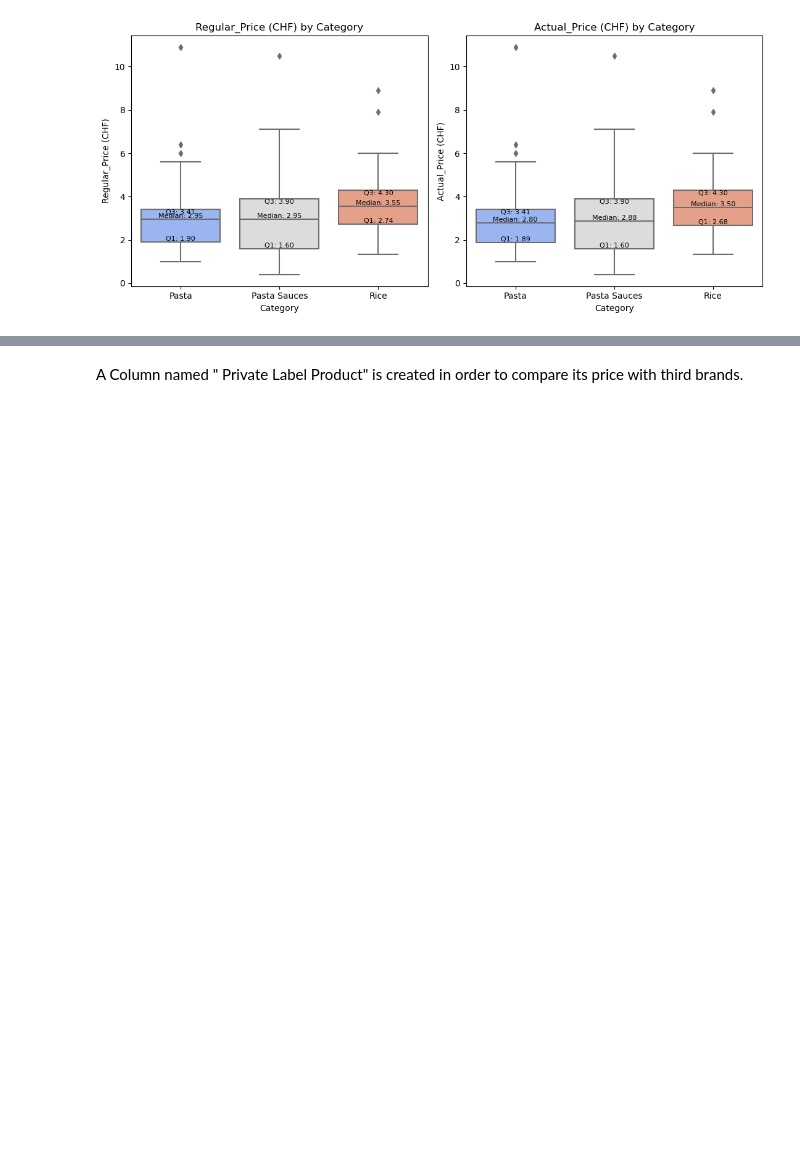
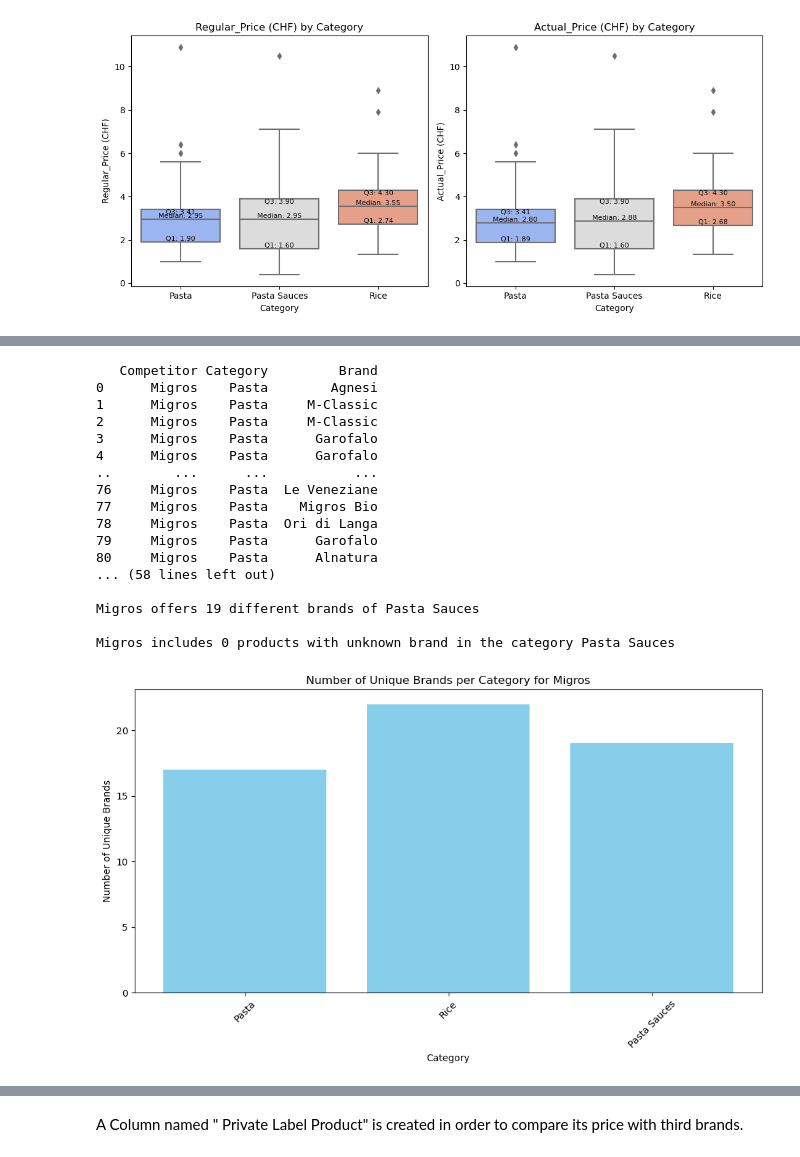
Before and after one commit to martdiazicloud/CIP_AS2024, a Jupyter notebook: Data_Analysis_Group_Work/Data_Analysis_G03.ipynb, the cells around one changed output, grey strips where cells are left out. Cells and saved outputs as stored; diff of their text form; code cells hidden in the pictures; blank space fills up the shorter version.

Commit message:
Second commit_ipynb
Update structure of the file
Analysis of brands' offer according to Category and Competitor

```diff
--- a/Data_Analysis_Group_Work/Data_Analysis_G03.ipynb
+++ b/Data_Analysis_Group_Work/Data_Analysis_G03.ipynb
@@ -129,0 +248,3 @@ plt.show()
+# %%
+df_migros = competitor_subset(df, "Migros")
+df_migros
@@ -129,0 +265,30 @@ plt.show()
+# %%
+# results Migros
+print_category_info(df_migros, "Migros", "Pasta")
+print_category_info(df_migros, "Migros", "Rice")
+print_category_info(df_migros, "Migros", "Pasta Sauces")
+
+# plot results Migros
+competitor_name = "Migros"
+categories = ["Pasta", "Rice", "Pasta Sauces"]  # Adjust to include relevant categories
+df_migros = competitor_subset(df, competitor_name)
+plot_unique_brands_by_category(df_migros, competitor_name, categories)
+# %% [output]
+   Competitor Category         Brand
+0      Migros    Pasta        Agnesi
+1      Migros    Pasta     M-Classic
+2      Migros    Pasta     M-Classic
+3      Migros    Pasta      Garofalo
+4      Migros    Pasta      Garofalo
+..        ...      ...           ...
+76     Migros    Pasta  Le Veneziane
+77     Migros    Pasta    Migros Bio
+78     Migros    Pasta  Ori di Langa
+79     Migros    Pasta      Garofalo
+80     Migros    Pasta      Alnatura
+... (58 lines left out)
+
+Migros offers 19 different brands of Pasta Sauces
+
+Migros includes 0 products with unknown brand in the category Pasta Sauces
+[figure, added]
```
Also changed, not shown: parts of 20 cells of this notebook.
